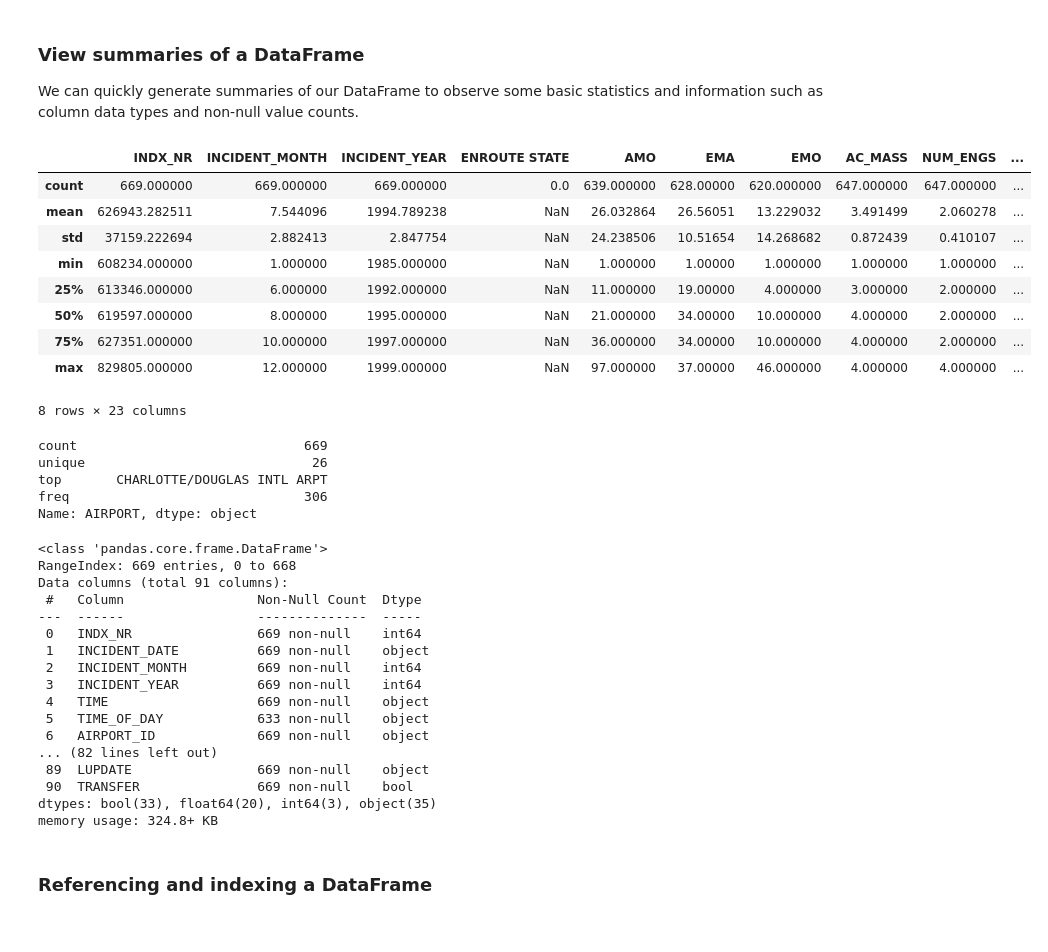
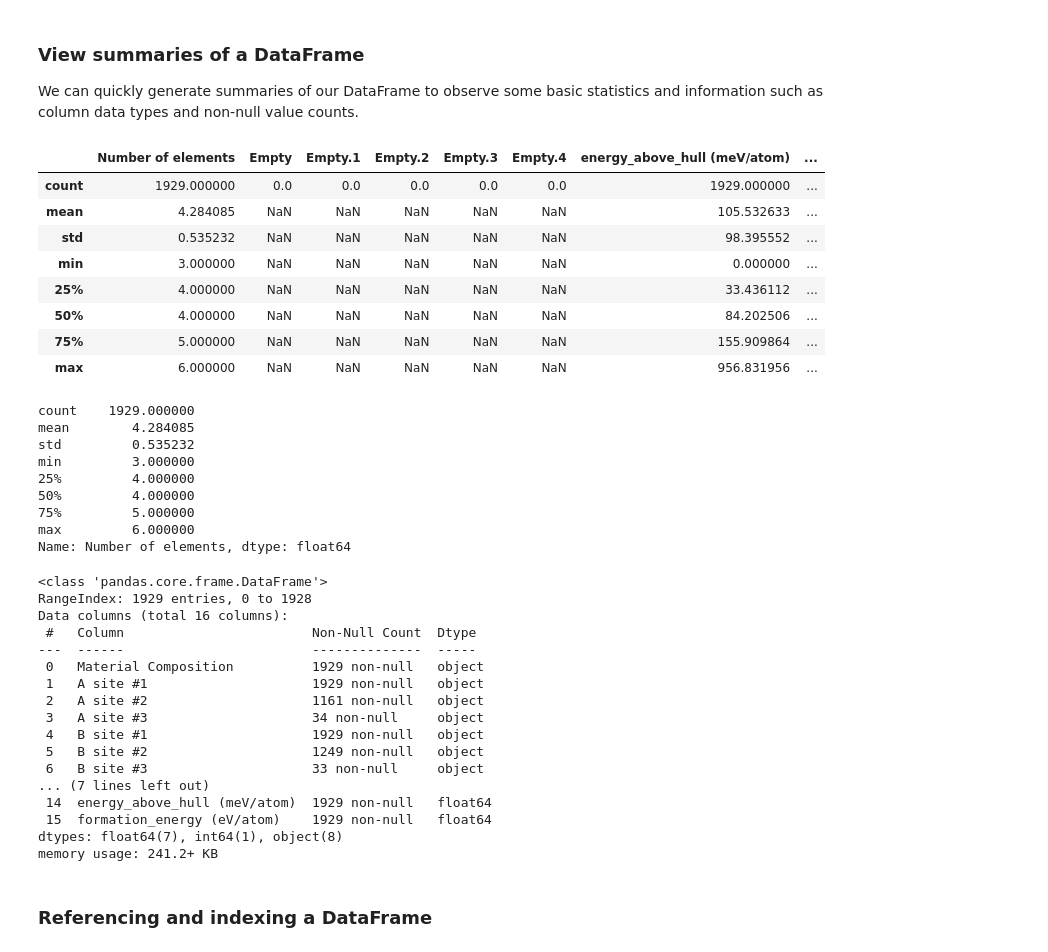
Before and after one commit to NCSU-Libraries/data-viz-instruction, a Jupyter notebook: MI_REU_2021/Workshop_2.ipynb, the cells around one changed output. Saved outputs shown, nothing was run; the diff lists cells and outputs as text; code cells hidden in the pictures.

Commit message:
Updating to new data
Cells changes to use the new dataset

```diff
--- a/MI_REU_2021/Workshop_2.ipynb
+++ b/MI_REU_2021/Workshop_2.ipynb
@@ -41,9 +41,9 @@ A comma separated values (CSV) file is a plain text file containing data separat
 # Import a comma-sperated values (csv) file as a DataFrame
 
 # The file location
-csv_file_url = 'https://raw.githubusercontent.com/NCSU-Libraries/data-viz-workshops/master/Python_Open_Labs/data/FAA_Wildlife_strikes_1990-1999.csv'
+csv_file_url = 'https://raw.githubusercontent.com/NCSU-Libraries/data-viz-instruction/main/MI_REU_2021/data/perovskite_DFT_EaH_FormE.csv'
 
 # Read in the file and print out the DataFrame
-wl_strikes_csv = pd.read_csv(csv_file_url)
-wl_strikes_csv.head()
+ts_csv = pd.read_csv(csv_file_url)
+ts_csv.head()
 # %% [output]
@@ -145,48 +136,51 @@ We can quickly generate summaries of our DataFrame to observe some basic statist
 # %%
 # Get summary statistics of DataFrame columns using "describe()" (only includes
 # numerical data types)
-wl_strikes_csv.describe()
+ts_csv.describe()
 # %% [output]
-|  | INDX_NR | INCIDENT_MONTH | INCIDENT_YEAR | ENROUTE STATE | AMO | EMA | EMO | AC_MASS | NUM_ENGS | ... |
-| count | 669.000000 | 669.000000 | 669.000000 | 0.0 | 639.000000 | 628.00000 | 620.000000 | 647.000000 | 647.000000 | ... |
-| mean | 626943.282511 | 7.544096 | 1994.789238 | NaN | 26.032864 | 26.56051 | 13.229032 | 3.491499 | 2.060278 | ... |
-| std | 37159.222694 | 2.882413 | 2.847754 | NaN | 24.238506 | 10.51654 | 14.268682 | 0.872439 | 0.410107 | ... |
-| min | 608234.000000 | 1.000000 | 1985.000000 | NaN | 1.000000 | 1.00000 | 1.000000 | 1.000000 | 1.000000 | ... |
-| 25% | 613346.000000 | 6.000000 | 1992.000000 | NaN | 11.000000 | 19.00000 | 4.000000 | 3.000000 | 2.000000 | ... |
-| 50% | 619597.000000 | 8.000000 | 1995.000000 | NaN | 21.000000 | 34.00000 | 10.000000 | 4.000000 | 2.000000 | ... |
-| 75% | 627351.000000 | 10.000000 | 1997.000000 | NaN | 36.000000 | 34.00000 | 10.000000 | 4.000000 | 2.000000 | ... |
-| max | 829805.000000 | 12.000000 | 1999.000000 | NaN | 97.000000 | 37.00000 | 46.000000 | 4.000000 | 4.000000 | ... |
+|  | Number of elements | Empty | Empty.1 | Empty.2 | Empty.3 | Empty.4 | energy_above_hull (meV/atom) | ... |
+| count | 1929.000000 | 0.0 | 0.0 | 0.0 | 0.0 | 0.0 | 1929.000000 | ... |
+| mean | 4.284085 | NaN | NaN | NaN | NaN | NaN | 105.532633 | ... |
+| std | 0.535232 | NaN | NaN | NaN | NaN | NaN | 98.395552 | ... |
+| min | 3.000000 | NaN | NaN | NaN | NaN | NaN | 0.000000 | ... |
+| 25% | 4.000000 | NaN | NaN | NaN | NaN | NaN | 33.436112 | ... |
+| 50% | 4.000000 | NaN | NaN | NaN | NaN | NaN | 84.202506 | ... |
+| 75% | 5.000000 | NaN | NaN | NaN | NaN | NaN | 155.909864 | ... |
+| max | 6.000000 | NaN | NaN | NaN | NaN | NaN | 956.831956 | ... |
-8 rows × 23 columns
 # %%
 # Get summary statistics of single column using "describe()"
-wl_strikes_csv['AIRPORT'].describe()
+ts_csv['Number of elements'].describe()
 # %% [output]
-count                             669
-unique                             26
-top       CHARLOTTE/DOUGLAS INTL ARPT
-freq                              306
-Name: AIRPORT, dtype: object
+count    1929.000000
+mean        4.284085
+std         0.535232
+min         3.000000
+25%         4.000000
+50%         4.000000
+75%         5.000000
+max         6.000000
+Name: Number of elements, dtype: float64
 # %%
 # Summarize column data types, non-null values, and memory usage using "info()"
-wl_strikes_csv.info()
+ts_csv.info()
 # %% [output]
 <class 'pandas.core.frame.DataFrame'>
-RangeIndex: 669 entries, 0 to 668
-Data columns (total 91 columns):
- #   Column                 Non-Null Count  Dtype
----  ------                 --------------  -----
- 0   INDX_NR                669 non-null    int64
- 1   INCIDENT_DATE          669 non-null    object
- 2   INCIDENT_MONTH         669 non-null    int64
- 3   INCIDENT_YEAR          669 non-null    int64
- 4   TIME                   669 non-null    object
- 5   TIME_OF_DAY            633 non-null    object
- 6   AIRPORT_ID             669 non-null    object
-... (82 lines left out)
- 89  LUPDATE                669 non-null    object
- 90  TRANSFER               669 non-null    bool
-dtypes: bool(33), float64(20), int64(3), object(35)
-memory usage: 324.8+ KB
+RangeIndex: 1929 entries, 0 to 1928
+Data columns (total 16 columns):
+ #   Column                        Non-Null Count  Dtype
+---  ------                        --------------  -----
+ 0   Material Composition          1929 non-null   object
+ 1   A site #1                     1929 non-null   object
+ 2   A site #2                     1161 non-null   object
+ 3   A site #3                     34 non-null     object
+ 4   B site #1                     1929 non-null   object
+ 5   B site #2                     1249 non-null   object
+ 6   B site #3                     33 non-null     object
+... (7 lines left out)
+ 14  energy_above_hull (meV/atom)  1929 non-null   float64
+ 15  formation_energy (eV/atom)    1929 non-null   float64
+dtypes: float64(7), int64(1), object(8)
+memory usage: 241.2+ KB
 # %% [markdown]
 ### Referencing and indexing a DataFrame
 # %% [markdown]
```
Also changed, not shown: parts of 14 cells of this notebook.
